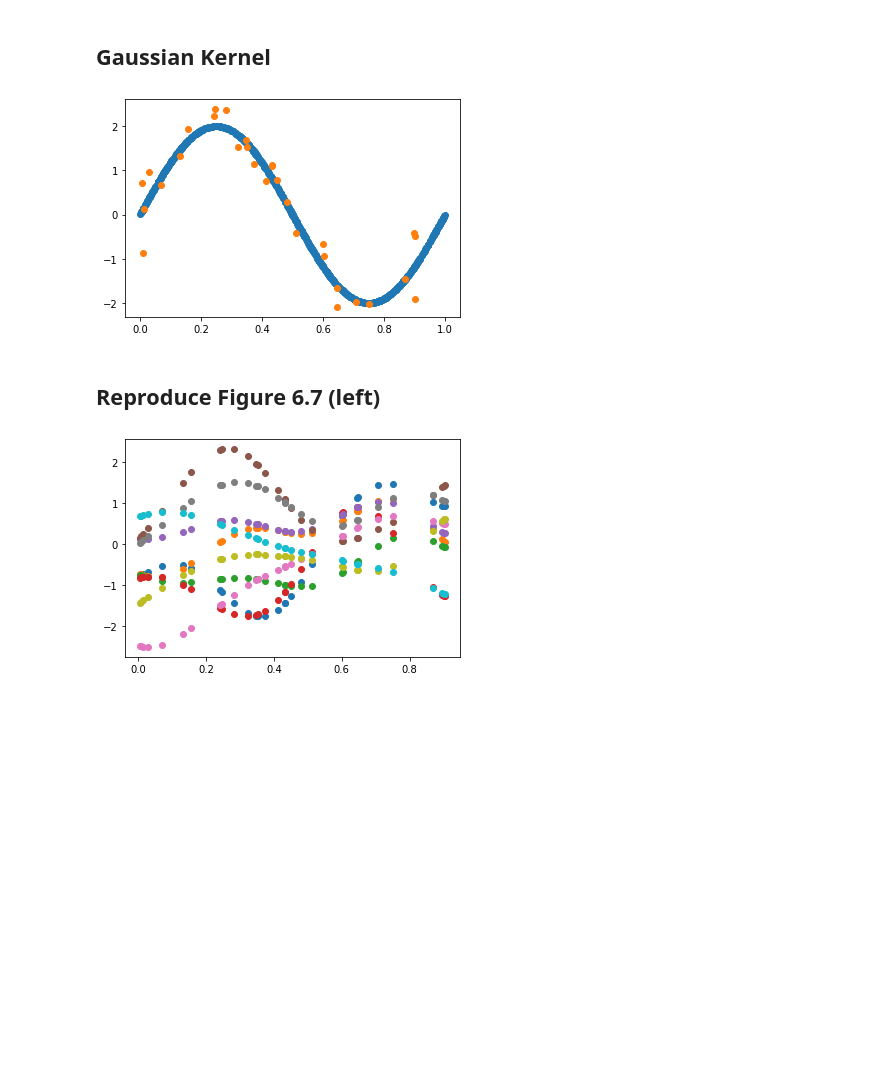
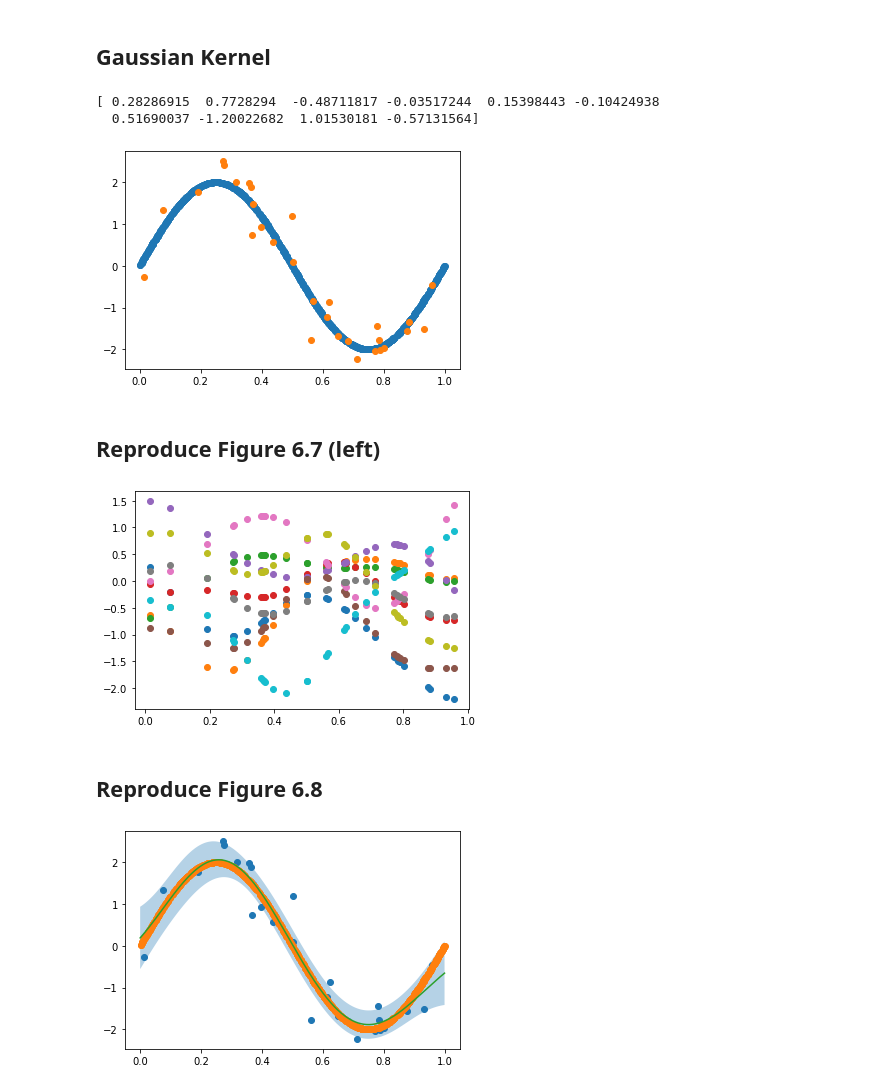
Before and after one commit to gnitnaw/Programs, a Jupyter notebook: Chapter6/GP.ipynb, the cells around one changed output. Saved outputs shown, nothing was run; the diff lists cells and outputs as text; code cells hidden in the pictures; blank space fills up the shorter version.

```diff
--- a/Chapter6/GP.ipynb
+++ b/Chapter6/GP.ipynb
@@ -26,7 +26,8 @@ np.random.seed(252)
 # %%
 def generate_event(n, s):
    x = np.random.rand(n, 1)
-   y = 2*np.sin(2*pi*x)+np.random.randn(n, 1)*s
+   y = np.random.normal(loc=0, scale=s, size=(n, 1))
+   y = y + 2*np.sin(2*pi*x)
    return x, y
 # %% [markdown]
 ## Gaussian Kernel
@@ -39,12 +40,15 @@ n = 30
 s = 0.5
 sig2 = 0.2*0.2
 x, y = generate_event(n, s)
+print(np.random.normal(loc=0, scale=s, size=(10)))
 xx, yy = generate_event(1000, 0)
 plt.plot(xx,yy,"o")
 plt.plot(x,y,"o")
 plt.show()
 # %% [output]
+[ 0.28286915  0.7728294  -0.48711817 -0.03517244  0.15398443 -0.10424938
+  0.51690037 -1.20022682  1.01530181 -0.57131564]
-[figure, old version]
+[figure, new version]
 # %% [markdown]
 ## Reproduce Figure 6.7 (left)
 # %%
@@ -63,4 +67,42 @@ for i in range(nf):
    plt.plot(x, ys[i], 'o')
 plt.show()
 # %% [output]
-[figure, old version]
+[figure, new version]
+# %% [markdown]
+## Reproduce Figure 6.8
+# %%
+def kvector(xt,xo,sig2):
+    vk = np.zeros(xo.shape[0])
+    for j in range(xo.shape[0]):
+        vk[j] = k(xt,xo[j],sig2)
+    return vk
+
+N = 1000
+sig2 = 0.2**2
+
+K = np.zeros((n,n))
+for i in range(n):
+    for j in range(n):
+        K[i,j] = k(x[i],x[j],sig2)
+
+KI = inv(K + np.identity(n)*s*s)
+
+xt = np.linspace(0.0, 1.0, N)
+mu = np.zeros(N)
+msig2 = np.zeros(N)
+for i in range(N):
+    vk = kvector(xt[i],x,sig2)
+    mu[i] = vk @ KI @ y
+    msig2[i] = k(xt[i], xt[i], sig2) - vk.T @ KI @ vk
+
+msig = np.sqrt(msig2)
+mu_u = mu + msig * 1.96
+mu_p = mu - msig * 1.96
+
+plt.plot(x,y,"o")
+plt.plot(xx,yy,"o")
+plt.plot(xt, mu, '-')
+plt.fill_between(xt,mu_u,mu_p,alpha=.33)
+plt.show()
+# %% [output]
+[figure, added]
```
Also changed, not shown: parts of 3 cells of this notebook.
